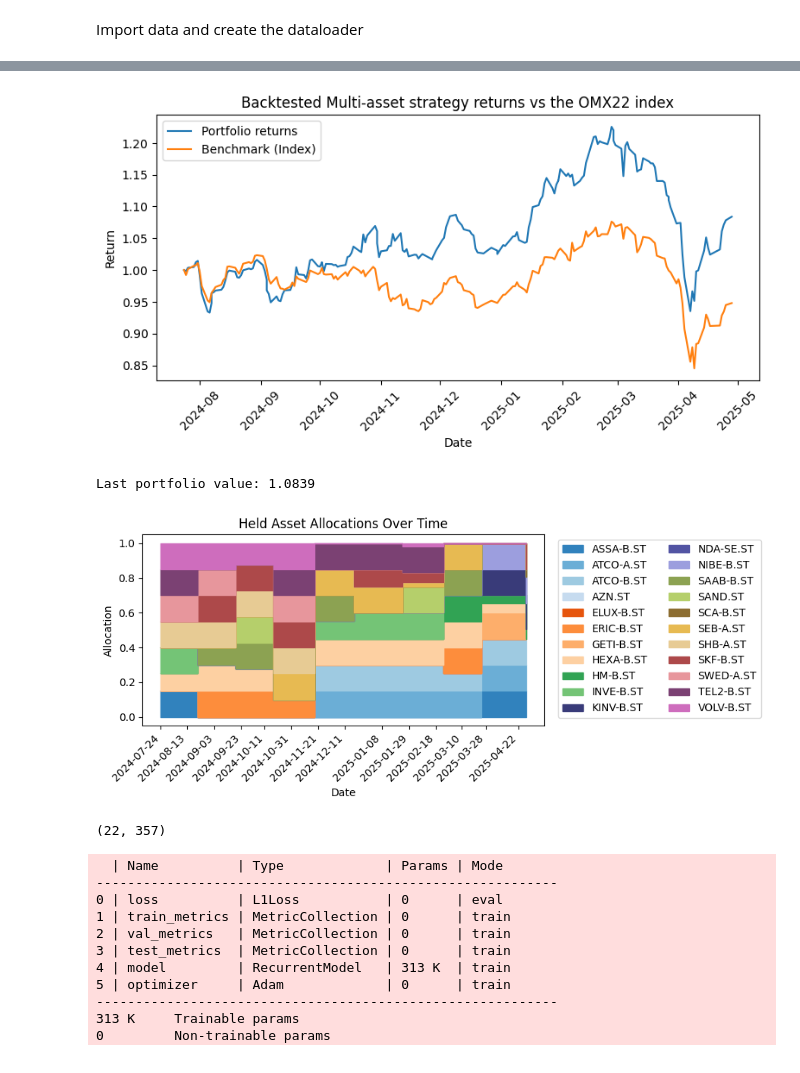
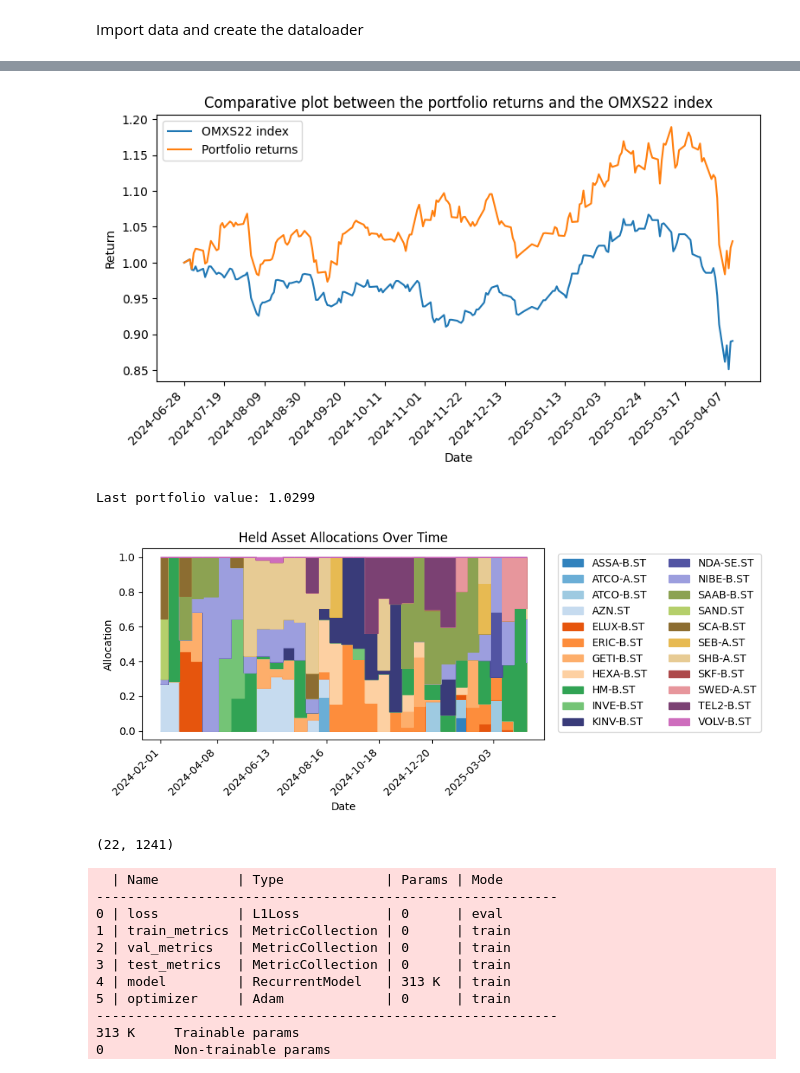
Before and after one commit to peogradin/Project-AMLNN, a Jupyter notebook: MultiAssetLSTM_testing.ipynb, the cells around one changed output, grey strips where cells are left out. Saved outputs shown, nothing was run; the diff lists cells and outputs as text; code cells hidden in the pictures.

```diff
--- a/MultiAssetLSTM_testing.ipynb
+++ b/MultiAssetLSTM_testing.ipynb
@@ -15,6 +15,7 @@ from data.MultiAssetDataset_v3 import MultiAssetSequencedDataset
 from torch.utils.data import DataLoader
 
 df = pd.read_csv("data/OMXS22_model_features_raw.csv", index_col = "Date", parse_dates = True)
+# Take out kinnevik and nibe
 
 tickers = df["Ticker"].unique().tolist()
 # tickers = ["KINV-B.ST"] #, "SAND.ST"]
@@ -25,11 +26,12 @@ features = ["Close"] #, "Ticker embedding" # , "Volume", "SMA20", "RSI14"]
 target_col = "Close"
 window   = 100
 window_step_length = 6
-horizon  = [i for i in range(1, 21)]
+horizon  = [i for i in range(1, 11)]
 
 
-train_stop = pd.Timestamp("2018-01-01")
-val_stop   = pd.Timestamp("2023-07-28")
+train_stop = pd.Timestamp("2016-01-01")
+#val_stop   = pd.Timestamp("2023-07-28")
+val_stop = pd.Timestamp("2019-12-13")
 
 df_train = df[df.index < train_stop].copy()
 
@@ -38,9 +40,9 @@ df_test  = df[df.index >= val_stop].copy()
 df_val_test = df[df.index >= train_stop].copy()
 
 
-ds_train = MultiAssetSequencedDataset(df_train, tickers, features, target_col, False, window, window_step_length=50, horizon=horizon, num_permutations=50)
+ds_train = MultiAssetSequencedDataset(df_train, tickers, features, target_col, False, window, window_step_length=50, horizon=horizon, num_permutations=75)
 ds_train.create()
-ds_val   = MultiAssetSequencedDataset(df_val,   tickers, features, target_col, False, window, window_step_length=1, horizon=horizon)
+ds_val   = MultiAssetSequencedDataset(df_val,   tickers, features, target_col, False, window, window_step_length=max(horizon), horizon=horizon)
 ds_val.create()
 ds_test  = MultiAssetSequencedDataset(df_test,  tickers, features, target_col, False, window, window_step_length=max(horizon), horizon=horizon)
 ds_test.create()
@@ -48,7 +50,7 @@ ds_val_test = MultiAssetSequencedDataset(df_val_test,  tickers, features, target
 ds_val_test.create()
 
 
-train_loader = DataLoader(ds_train, batch_size=32)
+train_loader = DataLoader(ds_train, batch_size=32, shuffle=True)
 val_loader   = DataLoader(ds_val,   batch_size=32)
 test_loader  = DataLoader(ds_test,  batch_size=32)
 
@@ -60,6 +62,8 @@ print(f"Dataset length: {len(ds_train) + len(ds_val) + len(ds_test)}")
 
 print(f"Test set number of days: {len(df_test.index.unique())}")
 print(f"Test set number of sequences: {len(ds_test)}")
+
+print(f"first day of test set trading: {ds_test.sequence_dates[0]}")
 # %% [output]
                Ticker       Close  ...  BRENT_ret  Ticker embedding
 Date                               ...
@@ -153,7 +158,7 @@ model = MultiAssetLSTM(
     n_assets=len(tickers),
     n_features=len(features),
     hidden_size=132,
-    num_layers=2,
+    num_layers=4,
     dropout=0.2,
     horizon=horizon
 )
@@ -162,7 +167,7 @@ criterion = nn.L1Loss()
 optimizer = optim.Adam(model.parameters(), lr=1e-3)
 
 
-num_epochs   = 50
+num_epochs   = 15
 patience     = num_epochs
 save_path    = "best_multiasset_lstm.pt"
 
@@ -301,7 +322,7 @@ import functions.backtest_multi_asset
 importlib.reload(functions.backtest_multi_asset)
 
 from functions.backtest_multi_asset import backtest_multi_asset
-df_prices = df_test.copy()
+df_prices = df_val.copy()
 
 df_index_raw = pd.read_csv("data/MCAP_22_Index_raw.csv", index_col="Date", parse_dates=True)
 df_index = df_index_raw.copy()
@@ -309,22 +330,23 @@ df_index.columns = ["Close"]
 print(df_index.head())
 
 weight_optimizer = PortfolioWeightOptimizer(
-    strategy="mean_variance_opt",
+    strategy="softmax_pred",
     multi_horizon=True,
     risk_aversion=1.0
 )
 
 result = backtest_multi_asset(
-    ds_test,
+    ds_val,
     model,
     weight_optimizer,
     df_prices,
     index_df=df_index,
     plot=True,
-    trading_cost=0.0,
+    trading_cost=0.002,
 )
 
 print(result["weights"])
+print(f"Mean weights: {np.array(result['weights']).mean(axis=0)}")
 # print(result["values"][-1])
 # print(result["benchmark"][-1])
 # print(result["values"][-1] / result["benchmark"][-1])
@@ -357,19 +380,23 @@ index_vals = result["benchmark"]
 
 
 plt.figure(figsize=(9, 4))
+if index_vals is not None:
+    plt.plot(portfolio_dates[-200:], np.array(index_vals[-200:])/index_vals[-200], label="OMXS22 index")
 plt.plot(portfolio_dates[-200:], np.array(portfolio_vals[-200:])/portfolio_vals[-200], label="Portfolio returns")
-if index_vals is not None:
-    plt.plot(portfolio_dates[-200:], np.array(index_vals[-200:])/index_vals[-200], label="Benchmark (Index)")
 plt.xlabel("Date")
-plt.xticks(rotation=45)
+plt.xticks(
+        portfolio_dates[-200::15],
+        #[d.strftime('%Y-%m-%d') for d in dates],
+        rotation=45, ha='right'
+    )
 plt.ylabel("Return")
-plt.title("Backtested Multi-asset strategy returns vs the OMX22 index")
+plt.title("Comparative plot between the portfolio returns and the OMXS22 index")
 plt.legend()
 plt.show()
 print(f"Last portfolio value: {(np.array(portfolio_vals[-200:])/portfolio_vals[-200])[-1]:.4f}")
 # %% [output]
-[figure, old version]
+[figure, new version]
-Last portfolio value: 1.0839
+Last portfolio value: 1.0299
 # %%
 def plot_allocations(alloc, tickers, dates):
     n_assets, T = alloc.shape
@@ -394,37 +421,37 @@ def plot_allocations(alloc, tickers, dates):
         top    = cumsum[i]
         # use dates on the x-axis
         plt.fill_between(dates, bottom, top, step='post', label=ticker, color=colors[i])
 
     # now the ticks are the dates themselves
     plt.xticks(
-        dates[::15],
+        dates[::45],
         #[d.strftime('%Y-%m-%d') for d in dates],
         rotation=45, ha='right'
     )
 
     plt.xlabel('Date')
     plt.ylabel('Allocation')
     plt.title('Held Asset Allocations Over Time')
     plt.legend(ncol=2, bbox_to_anchor=(1.02,1), loc='upper left')
     plt.tight_layout()
     plt.show()
 
 weights = np.array(result["weights"])  # shape: (num_rebalances, num_assets)
 dates = np.array(result["dates"])      # dagliga datum (len = N)
 
 allocations_filled = np.zeros((len(tickers), len(dates)))
 
 rebalance_idxs = np.linspace(0, len(dates)-1, len(weights), dtype=int)
 for i in range(len(rebalance_idxs)):
     start = rebalance_idxs[i]
     end = rebalance_idxs[i+1] if i+1 < len(rebalance_idxs) else len(dates)
     allocations_filled[:, start:end] = np.expand_dims(weights[i], axis=1)
 
-plot_allocations(allocations_filled[:, -200:], tickers, dates[-200:])
+plot_allocations(allocations_filled[:, -300:], tickers, dates[-300:])
 print(allocations_filled.shape)
 # %% [output]
-[figure, old version]
+[figure, new version]
-(22, 357)
+(22, 1241)
 # %%
 import deeplay as dl
 
```
Also changed, not shown: parts of 17 cells of this notebook, 5 other files.
